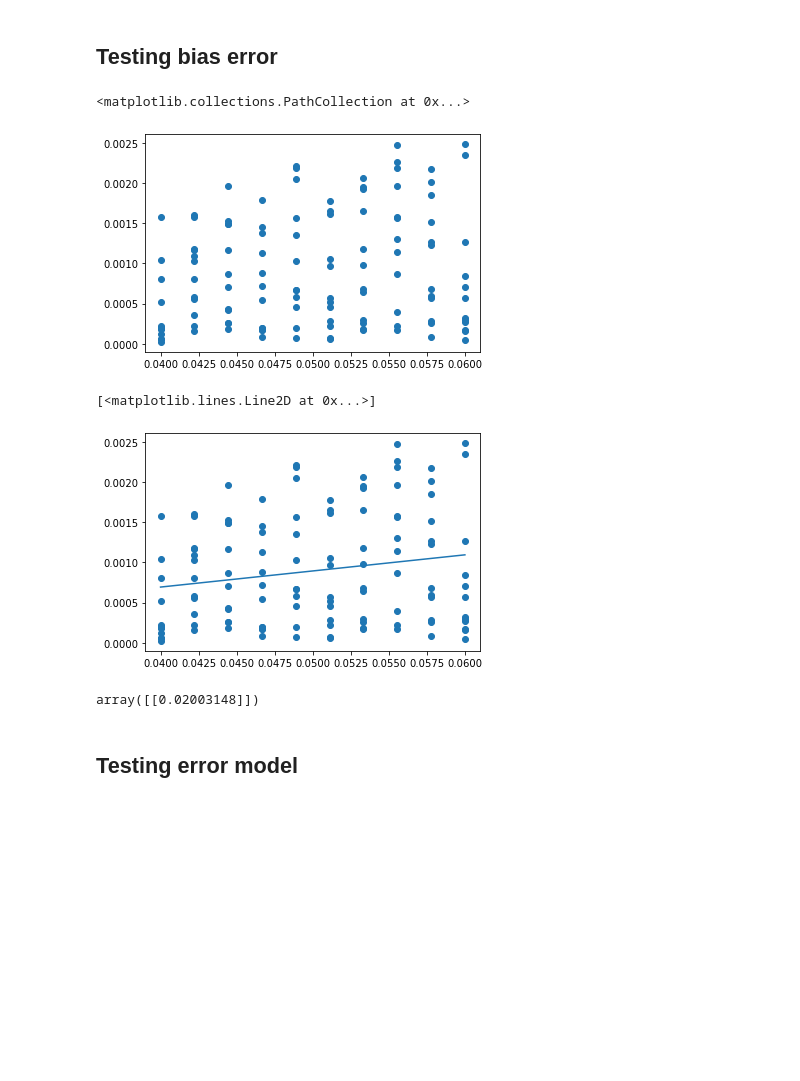
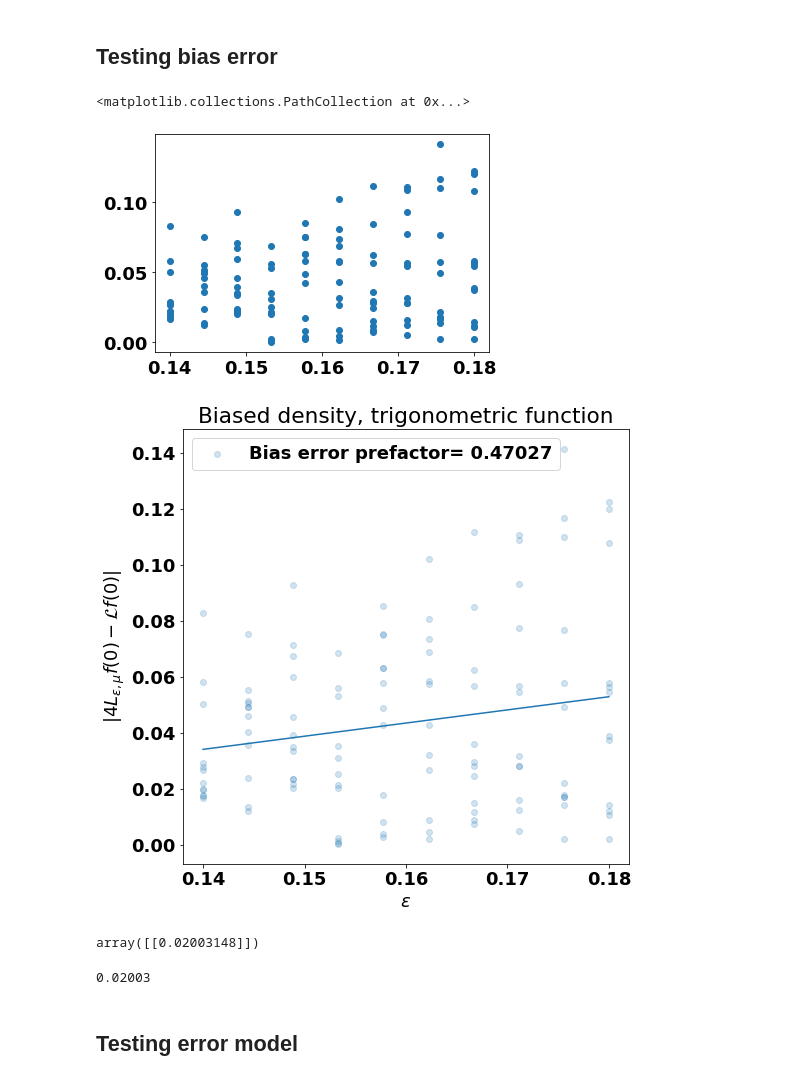
Before and after one commit to ShashankSule/TMDmaps, a Jupyter notebook: run/1D_potential.ipynb, the cells around one changed output. Cells and saved outputs as stored; diff of their text form; code cells hidden in the pictures; blank space fills up the shorter version.

```diff
--- a/run/1D_potential.ipynb
+++ b/run/1D_potential.ipynb
@@ -422,7 +422,7 @@ KeyboardInterrupt:
 # %% [markdown]
 ## Testing bias error
 # %%
-data = np.load('uniform_committor_real_2023-04-20 19:57:59.762843.npy', allow_pickle=True)
+data = np.load('biased_trigpoly_real_2023-04-20 15:33:56.049511.npy', allow_pickle=True)
 # %%
 # run this for second gen dataset
 epsilons = data.item()['epsilons']
@@ -432,7 +432,7 @@ epsilons_range, ntrials = bias.shape
 plt.scatter(epsilons.reshape((epsilons_range,1))@np.ones((1,ntrials)), np.abs(bias))
 # %% [output]
 <matplotlib.collections.PathCollection at 0x...>
-[figure, old version]
+[figure, new version]
 # %%
 # fit linear model
 x = epsilons.reshape((epsilons_range,1))@np.ones((1,ntrials))
@@ -440,16 +440,29 @@ linear_fit = sklearn.linear_model.LinearRegression()
 linear_fit.fit(x.reshape(-1,1), np.abs(bias).reshape(-1,1))
 y = linear_fit.predict(epsilons.reshape(-1,1))
 # %%
-fig, ax = plt.subplots()
-ax.scatter(x,np.abs(bias))
-ax.plot(epsilons,y)
+font = {'family' : 'normal',
+        'weight' : 'bold',
+        'size'   : 18}
+
+plt.rc('font', **font)
+fig, ax = plt.subplots(figsize=(8,8))
+p1 = ax.scatter(x,np.abs(bias), alpha=0.2,label="Bias error prefactor= " + str(round(linear_fit.coef_[0,0],5)))
+p2 = ax.plot(epsilons,y)
+#ax.set(ylim=(0.0,0.003))
+ax.set(ylabel = "$|4L_{\epsilon,\mu}f(0) - \mathcal{L}f(0)|$", xlabel = "$\epsilon$");
+ax.set(title="Biased density, trigonometric function")
+ax.legend(loc = 'best')
+fig.savefig("Biased + Committor", bbox_inches="tight")
 # %% [output]
-[<matplotlib.lines.Line2D at 0x...>]
-[figure, old version]
+[figure, new version]
 # %%
 linear_fit.coef_
 # %% [output]
 array([[0.02003148]])
+# %%
+round(linear_fit.coef_[0,0],5)
+# %% [output]
+0.02003
 # %% [markdown]
 ## Testing error model
 # %%
```
Also changed, not shown: 3 other files.
